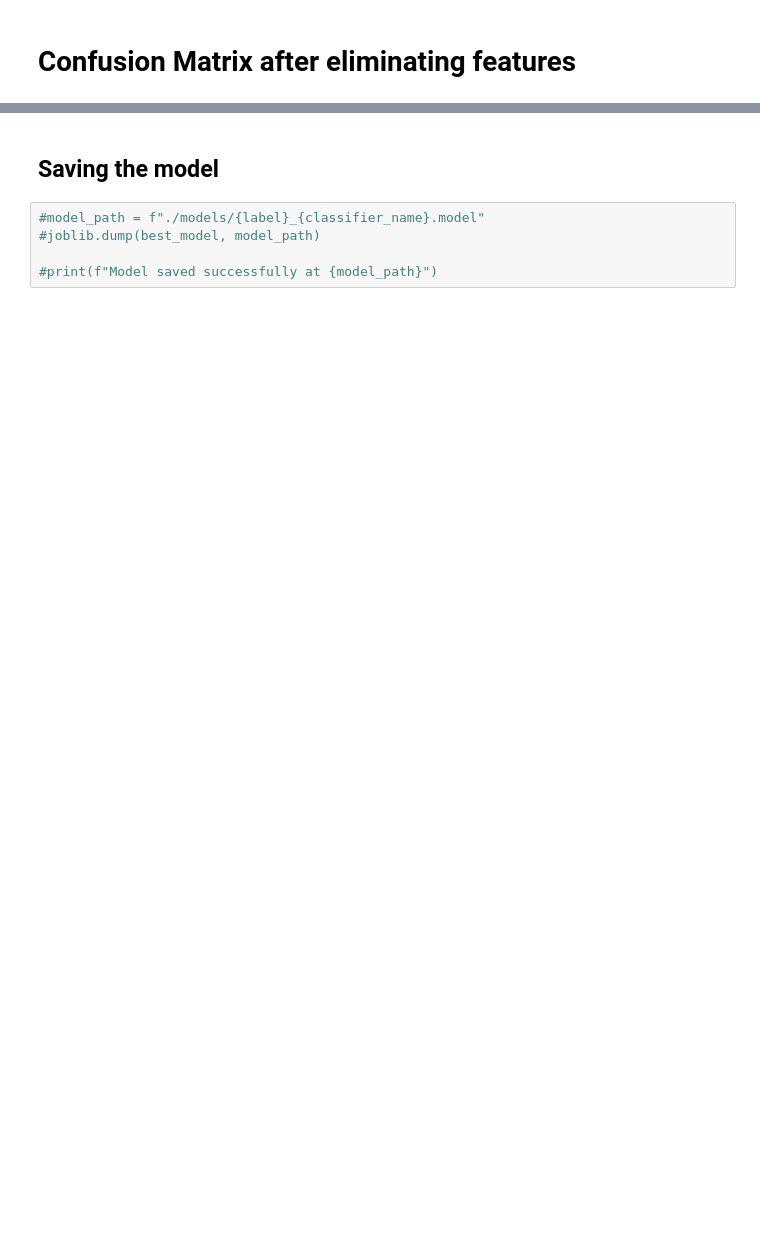
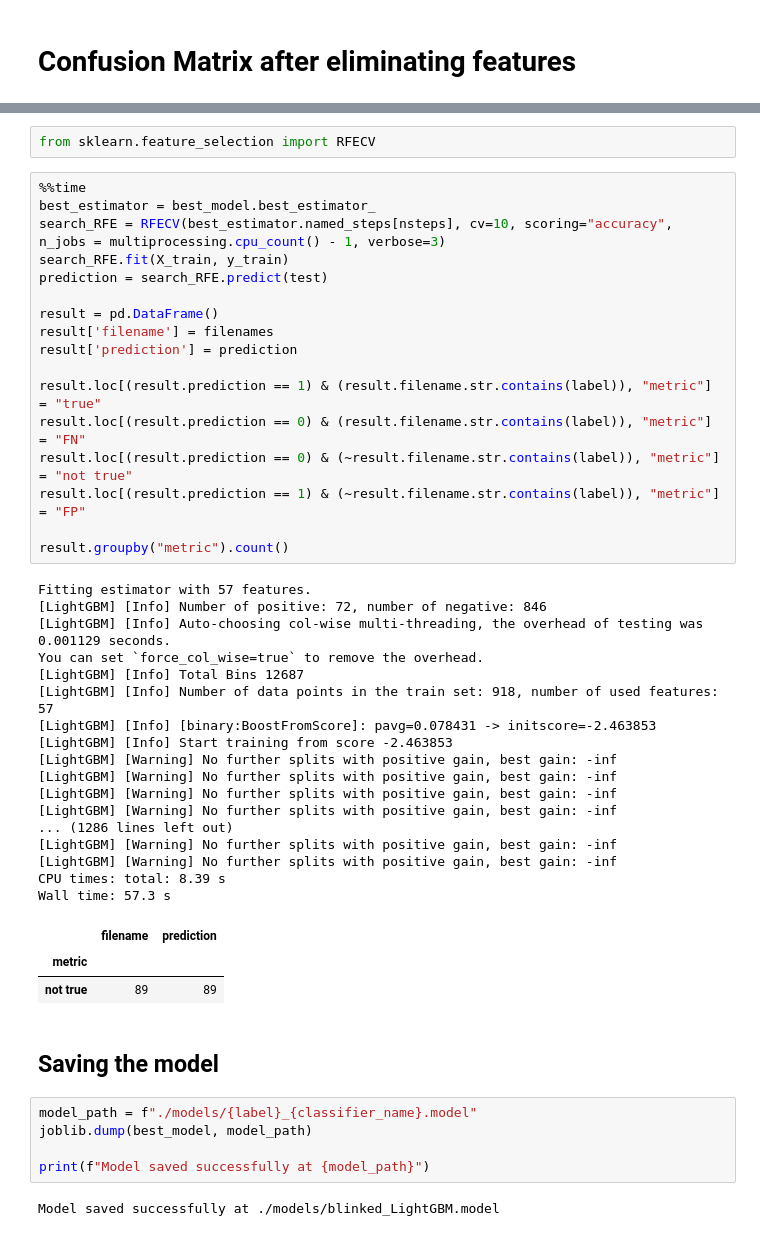
Before and after one commit to Tehnik762/Pictureminator, a Jupyter notebook: Manual__Blinked.ipynb, the cells around one changed output, grey strips where cells are left out. Drawn from its saved outputs; the diff is of its cells as text; blank space fills up the shorter version.

Commit message:
Added RFECV confusion matrix
Updated all notebooks with RFECV confusion matrix

```diff
--- a/Manual__Blinked.ipynb
+++ b/Manual__Blinked.ipynb
@@ -359,7 +351,49 @@ Fitting estimator with 2 features.
+# %%
+from sklearn.feature_selection import RFECV
+# %%
+%%time
+best_estimator = best_model.best_estimator_
+search_RFE = RFECV(best_estimator.named_steps[nsteps], cv=10, scoring="accuracy", n_jobs = multiprocessing.cpu_count() - 1, verbose=3)
+search_RFE.fit(X_train, y_train)
+prediction = search_RFE.predict(test)
+
+result = pd.DataFrame()
+result['filename'] = filenames
+result['prediction'] = prediction
+
+result.loc[(result.prediction == 1) & (result.filename.str.contains(label)), "metric"] = "true"
+result.loc[(result.prediction == 0) & (result.filename.str.contains(label)), "metric"] = "FN"
+result.loc[(result.prediction == 0) & (~result.filename.str.contains(label)), "metric"] = "not true"
+result.loc[(result.prediction == 1) & (~result.filename.str.contains(label)), "metric"] = "FP"
+
+result.groupby("metric").count()
+# %% [output]
+Fitting estimator with 57 features.
+[LightGBM] [Info] Number of positive: 72, number of negative: 846
+[LightGBM] [Info] Auto-choosing col-wise multi-threading, the overhead of testing was 0.001129 seconds.
+You can set `force_col_wise=true` to remove the overhead.
+[LightGBM] [Info] Total Bins 12687
+[LightGBM] [Info] Number of data points in the train set: 918, number of used features: 57
+[LightGBM] [Info] [binary:BoostFromScore]: pavg=0.078431 -> initscore=-2.463853
+[LightGBM] [Info] Start training from score -2.463853
+[LightGBM] [Warning] No further splits with positive gain, best gain: -inf
+[LightGBM] [Warning] No further splits with positive gain, best gain: -inf
+[LightGBM] [Warning] No further splits with positive gain, best gain: -inf
+[LightGBM] [Warning] No further splits with positive gain, best gain: -inf
+... (1286 lines left out)
+[LightGBM] [Warning] No further splits with positive gain, best gain: -inf
+[LightGBM] [Warning] No further splits with positive gain, best gain: -inf
+CPU times: total: 8.39 s
+Wall time: 57.3 s
+|  | filename | prediction |
+| metric |  |  |
+| not true | 89 | 89 |
 # %% [markdown]
 ## Saving the model
 # %%
-#model_path = f"./models/{label}_{classifier_name}.model"
-#joblib.dump(best_model, model_path)
+model_path = f"./models/{label}_{classifier_name}.model"
+joblib.dump(best_model, model_path)
 
-#print(f"Model saved successfully at {model_path}")
+print(f"Model saved successfully at {model_path}")
+# %% [output]
+Model saved successfully at ./models/blinked_LightGBM.model
```
Also changed, not shown: parts of 12 cells of this notebook, 7 other files.
